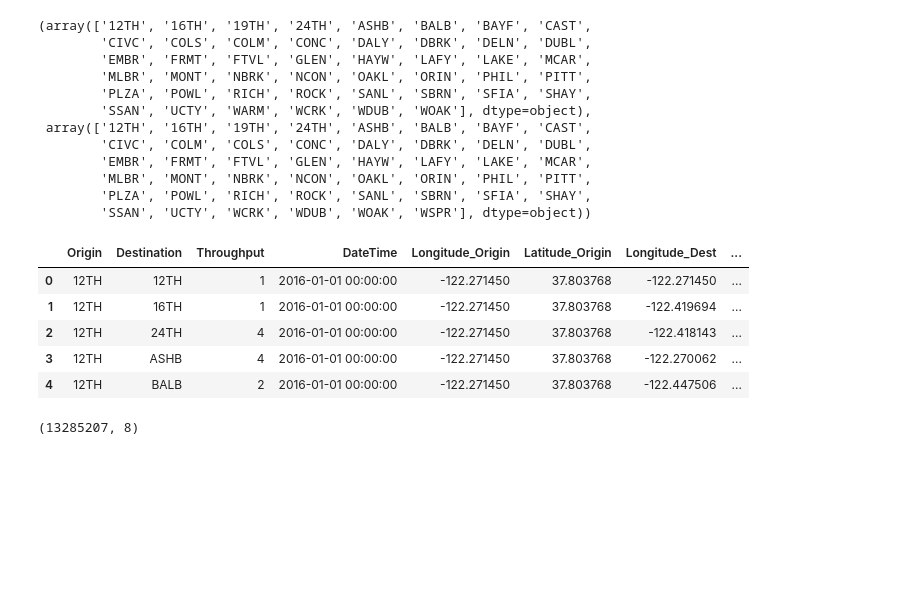
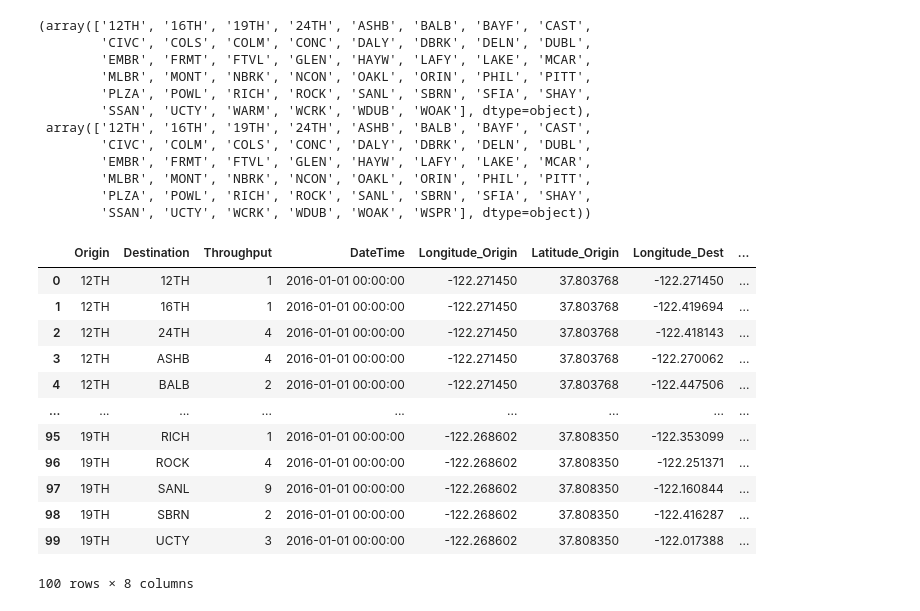
Before and after one commit to miamedra2/Bart_Kaggle-, a Jupyter notebook: BartKaggleProject.ipynb, the cells around one changed output. Cells and saved outputs as stored; diff of their text form; code cells hidden in the pictures; blank space fills up the shorter version.

```diff
--- a/BartKaggleProject.ipynb
+++ b/BartKaggleProject.ipynb
@@ -146,13 +148,16 @@ df['Latitude_Dest']= df['Destination'].apply(lambda x: Latitude[x][0])
 # %%
-df.head()
+df.head(100)
 # %% [output]
 |  | Origin | Destination | Throughput | DateTime | Longitude_Origin | Latitude_Origin | Longitude_Dest | ... |
 | 0 | 12TH | 12TH | 1 | 2016-01-01 00:00:00 | -122.271450 | 37.803768 | -122.271450 | ... |
 | 1 | 12TH | 16TH | 1 | 2016-01-01 00:00:00 | -122.271450 | 37.803768 | -122.419694 | ... |
 | 2 | 12TH | 24TH | 4 | 2016-01-01 00:00:00 | -122.271450 | 37.803768 | -122.418143 | ... |
 | 3 | 12TH | ASHB | 4 | 2016-01-01 00:00:00 | -122.271450 | 37.803768 | -122.270062 | ... |
 | 4 | 12TH | BALB | 2 | 2016-01-01 00:00:00 | -122.271450 | 37.803768 | -122.447506 | ... |
+| ... | ... | ... | ... | ... | ... | ... | ... | ... |
+| 95 | 19TH | RICH | 1 | 2016-01-01 00:00:00 | -122.268602 | 37.808350 | -122.353099 | ... |
+| 96 | 19TH | ROCK | 4 | 2016-01-01 00:00:00 | -122.268602 | 37.808350 | -122.251371 | ... |
+| 97 | 19TH | SANL | 9 | 2016-01-01 00:00:00 | -122.268602 | 37.808350 | -122.160844 | ... |
+| 98 | 19TH | SBRN | 2 | 2016-01-01 00:00:00 | -122.268602 | 37.808350 | -122.416287 | ... |
+| 99 | 19TH | UCTY | 3 | 2016-01-01 00:00:00 | -122.268602 | 37.808350 | -122.017388 | ... |
+100 rows × 8 columns
-# %%
-df.shape
-# %% [output]
-(13285207, 8)
```
Also changed, not shown: parts of 11 cells of this notebook.
